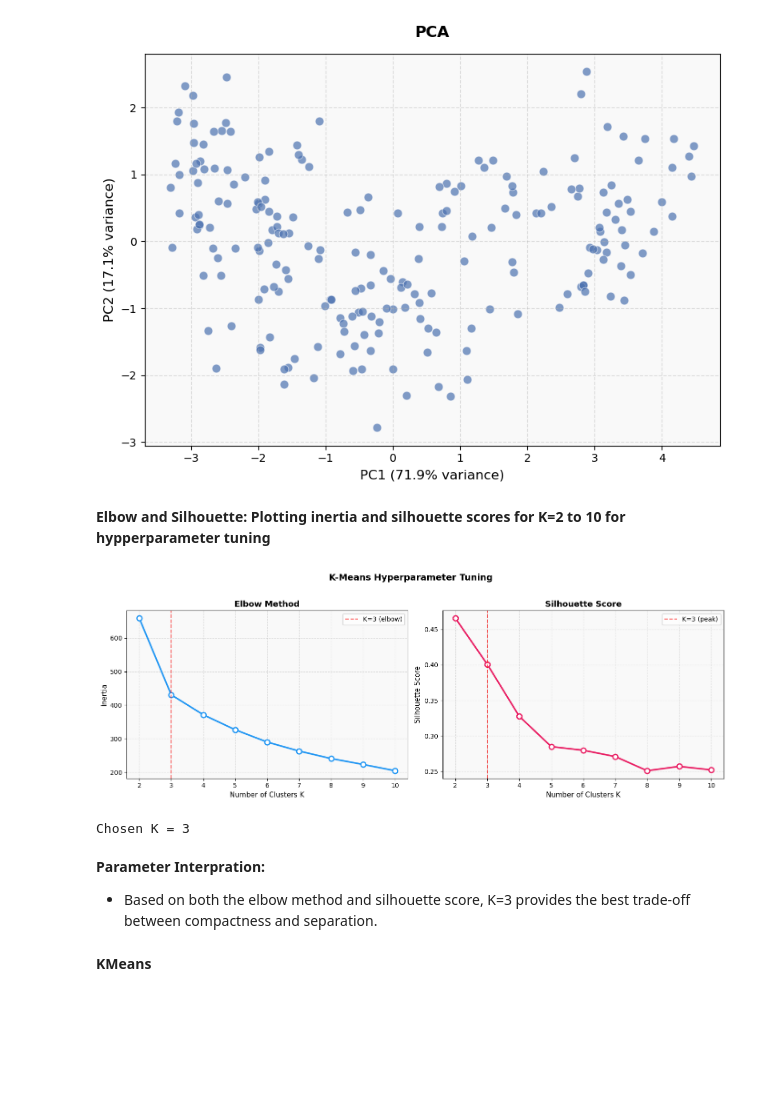
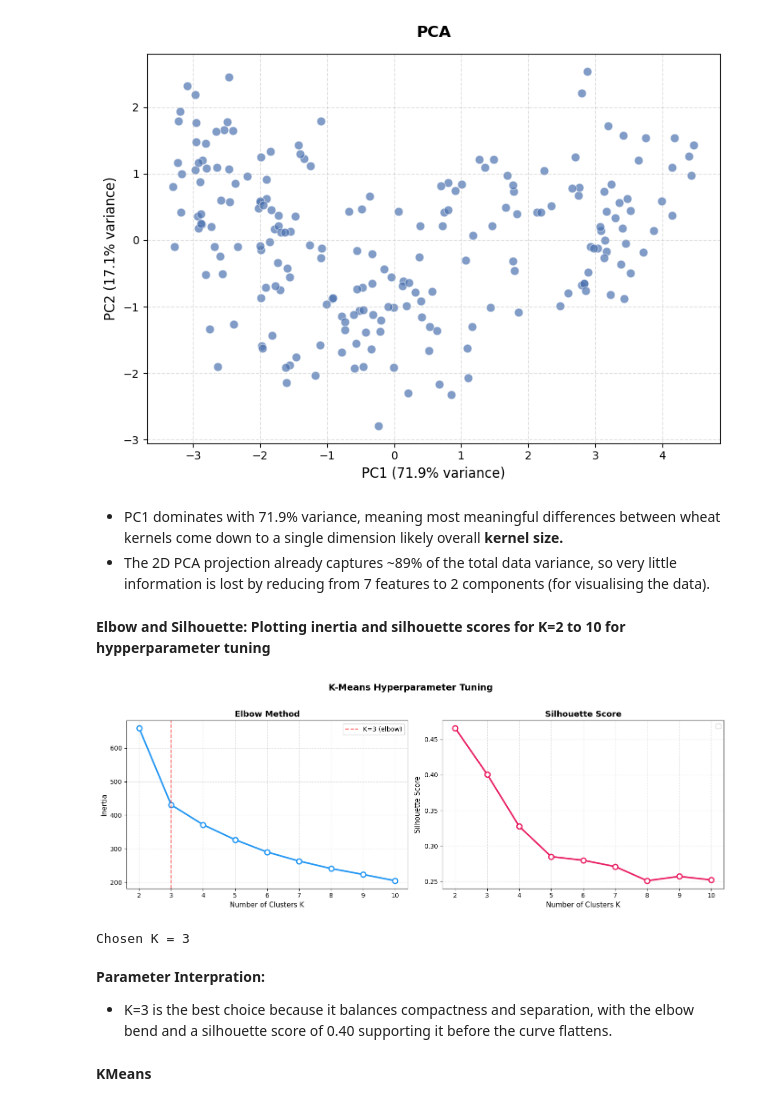
Before and after one commit to Shravani018/ml_2_group1, a Jupyter notebook: Assignment2/ML2_Group1_Assignment2-1.ipynb, the cells around one changed output. Saved outputs shown, nothing was run; the diff lists cells and outputs as text; code cells hidden in the pictures; blank space fills up the shorter version.

```diff
--- a/Assignment2/ML2_Group1_Assignment2-1.ipynb
+++ b/Assignment2/ML2_Group1_Assignment2-1.ipynb
@@ -67,16 +64,8 @@ np.random.seed(42)
 # %% [markdown]
 **Loading the dataset**
 # %%
-col_names = [
-    "area",
-    "perimeter",
-    "compactness",
-    "length_kernel",
-    "width_kernel",
-    "asymmetry_coeff",
-    "length_groove",
-    "target",
-]
+col_names = ["area","perimeter","compactness","length_kernel","width_kernel",
+            "asymmetry_coeff","length_groove","target",]
 df = pd.read_csv("data/seeds_dataset.txt", sep="\s+", header=None, names=col_names)
 y_true = df["target"]
 X_raw = df.drop(columns=["target"])
@@ -131,63 +111,46 @@ plt.show()
 # %% [output]
 Variance explained by PC1+PC2: 88.98%
 [figure]
+# %% [markdown]
+- PC1 dominates with 71.9% variance, meaning most meaningful differences between wheat kernels come down to a single dimension likely overall **kernel size.**
+- The 2D PCA projection already captures ~89% of the total data variance, so very little information is lost by reducing from 7 features to 2 components (for visualising the data).
 # %% [markdown]
 **Elbow and Silhouette: Plotting inertia and silhouette scores for K=2 to 10 for hypperparameter tuning**
 # %%
 inertias, silhouettes = [], []
 K_range = range(2, 11)
 for k in K_range:
     km = cluster.KMeans(n_clusters=k, random_state=42, n_init=10)
     km.fit(X)
     inertias.append(km.inertia_)
     silhouettes.append(silhouette_score(X, km.labels_))
 fig, axes = plt.subplots(1, 2, figsize=(14, 5))
 fig.suptitle("K-Means Hyperparameter Tuning ", fontsize=14, fontweight="bold", y=1.02)
 # Elbow
-axes[0].plot(
-    K_range,
-    inertias,
-    "o-",
-    color="#2196F3",
-    linewidth=2.5,
-    markersize=8,
-    markerfacecolor="white",
-    markeredgewidth=2,
-)
+axes[0].plot(K_range,inertias,"o-",color="#2196F3",linewidth=2.5,markersize=8,markerfacecolor="white",markeredgewidth=2)
 axes[0].axvline(x=3, color="red", linestyle="--", alpha=0.6, label="K=3 (elbow)")
 axes[0].set_title("Elbow Method", fontsize=13, fontweight="bold")
 axes[0].set_xlabel("Number of Clusters K", fontsize=11)
 axes[0].set_ylabel("Inertia", fontsize=11)
 axes[0].legend(fontsize=10)
 axes[0].grid(True, linestyle="--", alpha=0.4)
-axes[0].set_facecolor("#f9f9f9")
 # Silhouette
-axes[1].plot(
-    K_range,
-    silhouettes,
-    "o-",
-    color="#E91E63",
-    linewidth=2.5,
-    markersize=8,
-    markerfacecolor="white",
-    markeredgewidth=2,
-)
-axes[1].axvline(x=3, color="red", linestyle="--", alpha=0.6, label="K=3 (peak)")
+axes[1].plot(K_range,silhouettes,"o-",color="#E91E63",linewidth=2.5,markersize=8,markerfacecolor="white",markeredgewidth=2)
+# axes[1].axvline(x=3, color="red", linestyle="--", alpha=0.6, label="K=3 (peak)")
 axes[1].set_title("Silhouette Score", fontsize=13, fontweight="bold")
 axes[1].set_xlabel("Number of Clusters K", fontsize=11)
 axes[1].set_ylabel("Silhouette Score", fontsize=11)
 axes[1].legend(fontsize=10)
 axes[1].grid(True, linestyle="--", alpha=0.4)
-axes[1].set_facecolor("#f9f9f9")
 fig.tight_layout()
 plt.show()
 best_k = 3
 print(f"Chosen K = {best_k}")
 # %% [output]
-[figure, old version]
+[figure, new version]
 Chosen K = 3
 # %% [markdown]
 **Parameter Interpration:**
 
-- Based on both the elbow method and silhouette score, K=3 provides the best trade-off between compactness and separation.
+- K=3 is the best choice because it balances compactness and separation, with the elbow bend and a silhouette score of 0.40 supporting it before the curve flattens.
 # %%
```
Also changed, not shown: parts of 14 cells of this notebook.
